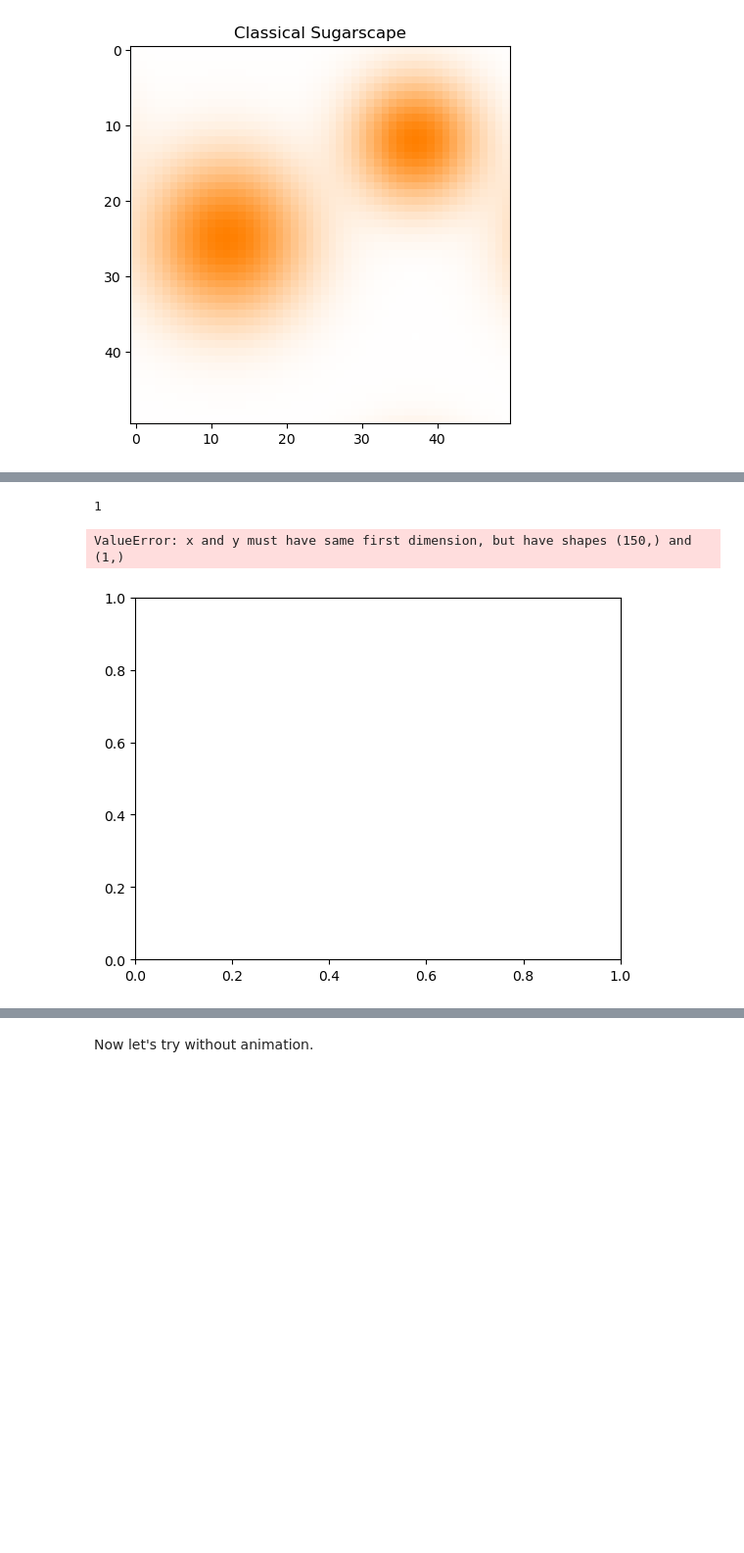
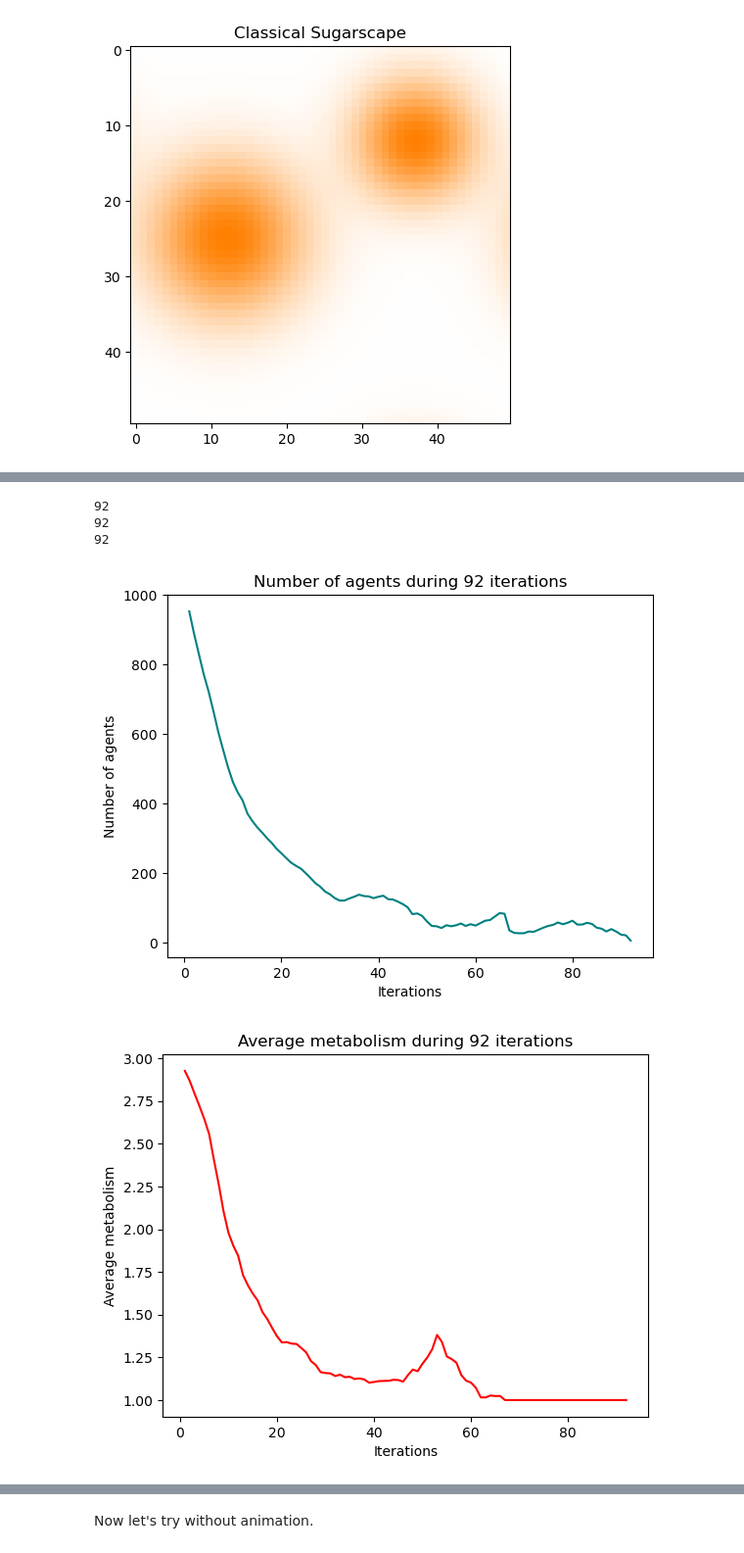
Before and after one commit to Sagoos/FFR120_group_project_12, a Jupyter notebook: Individual Folders/Moa/GA_SugarScape.ipynb, the cells around one changed output, grey strips where cells are left out. Shown at 98% size. Cells and saved outputs as stored; diff of their text form; code cells hidden in the pictures; blank space fills up the shorter version.

```diff
--- a/Individual Folders/Moa/GA_SugarScape.ipynb
+++ b/Individual Folders/Moa/GA_SugarScape.ipynb
@@ -508,7 +513,7 @@ MAX_STEP = 150
 step = 0
 
 # Lists to store data from every step
-iterations = np.arange(1,MAX_STEP+1,1)
+iterations = []
 num_agents = []
 avg_metabolism = []
 avg_vision = []
@@ -566,7 +571,7 @@ while running:
 
     agents['fitness'] = agents.apply(calculate_fitness, axis=1)
     agents['age'] += 1
-    agents = agents[agents['age'] < agents['lifespan']]
+    agents = agents[agents['age'] > agents['lifespan']]
 
     print(agents)
 
@@ -575,7 +580,8 @@ while running:
     step += 1
 
     # Save data for plots
-    num_agents.append(len(agents))  # Antalet agenter (kan förändras under simuleringen)
+    iterations.append(step)
+    num_agents.append(len(agents.copy()))  # Antalet agenter (kan förändras under simuleringen)
     avg_metabolism.append(agents["metabolism"].mean())  # Medelvärde av metabolism
     avg_vision.append(agents["vision"].mean())  # Medelvärde av vision
     avg_age.append(agents["age"].mean())
@@ -583,18 +589,19 @@ while running:
 
     # after some steps, apply the GA logic
     if step >30:
-        parents = select_parents(agents, 10)
-        new_agents = []
-        for i in range(0, len(parents), 2):
-            parent1 = parents.iloc[i]
-            parent2 = parents.iloc[i + 1]
-            child1, child2 = crossover(parent1, parent2)
-            child1 = mutate(child1)
-            child2 = mutate(child2)
-            new_agents.append(child1)
-            new_agents.append(child2)
-        agents = replace_population(agents, pd.DataFrame(new_agents))  # Keeping the old agents and adding the new ones to the population --> Population size grows each round
-        print(agents)
+        if len(agents) > 20:
+            parents = select_parents(agents, 10)
+            new_agents = []
+            for i in range(0, len(parents), 2):
+                parent1 = parents.iloc[i]
+                parent2 = parents.iloc[i + 1]
+                child1, child2 = crossover(parent1, parent2)
+                child1 = mutate(child1)
+                child2 = mutate(child2)
+                new_agents.append(child1)
+                new_agents.append(child2)
+            agents = replace_population(agents, pd.DataFrame(new_agents))  # Keeping the old agents and adding the new ones to the population --> Population size grows each round
+            print(agents)
 
     # Periodically regenerate sugar hotspots
     if step % 20 == 0:  # Regenerate every 20 steps
@@ -628,33 +648,30 @@ while running:
 # %%
 import matplotlib.pyplot as plt
 
-# Save results in a pandas dataframe
-abilities_results = pd.DataFrame({
-    'metabolism': avg_metabolism,
-    'vision': avg_vision,
-    'age': avg_age,
-    'sugar': avg_sugar
-})
 colors = ['r', 'g','teal','orange','darkgreen']
 
 print(len(abilities_results))
+print(len(num_agents))
+print(len(iterations))
 
 plt.figure()
 plt.plot(iterations, num_agents, color= 'teal')
-plt.title(f'Number of agents during {MAX_STEP} iterations')
+plt.title(f'Number of agents during {len(iterations)} iterations')
 plt.xlabel('Iterations')
 plt.ylabel('Number of agents')
 plt.show()
 
 plt.figure()
 for ability in range(abilities_results.shape[1]):
     colomn_name = abilities_results.columns[ability]
     plt.plot(iterations,abilities_results[colomn_name], color= colors[ability])
-    plt.title(f'Average {colomn_name} during {MAX_STEP} iterations')
+    plt.title(f'Average {colomn_name} during {len(iterations)} iterations')
     plt.xlabel('Iterations')
     plt.ylabel(f'Average {colomn_name}')
     plt.show()
 # %% [output]
-1
+92
+92
+92
-ValueError: x and y must have same first dimension, but have shapes (150,) and (1,)
-[figure, old version]
+[figure, new version]
+[figure, added]
```
Also changed, not shown: parts of 8 cells of this notebook, 1 other file.
